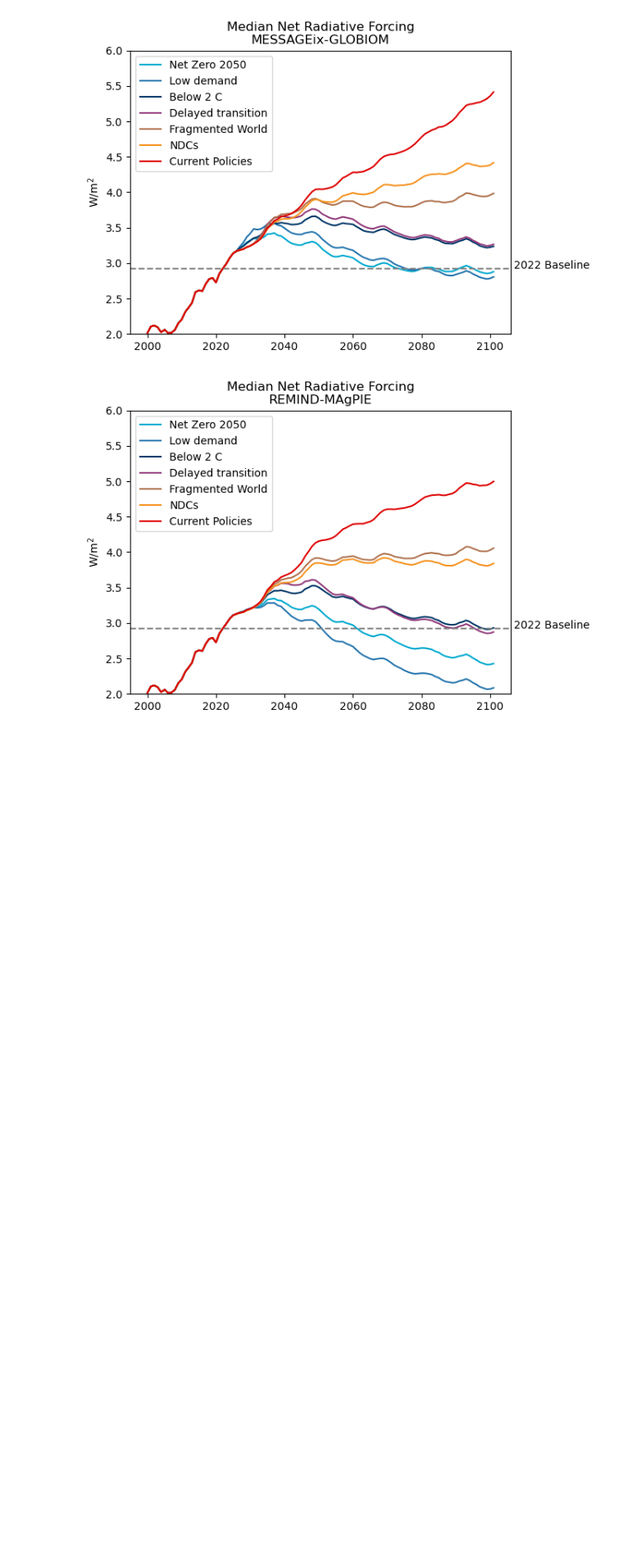
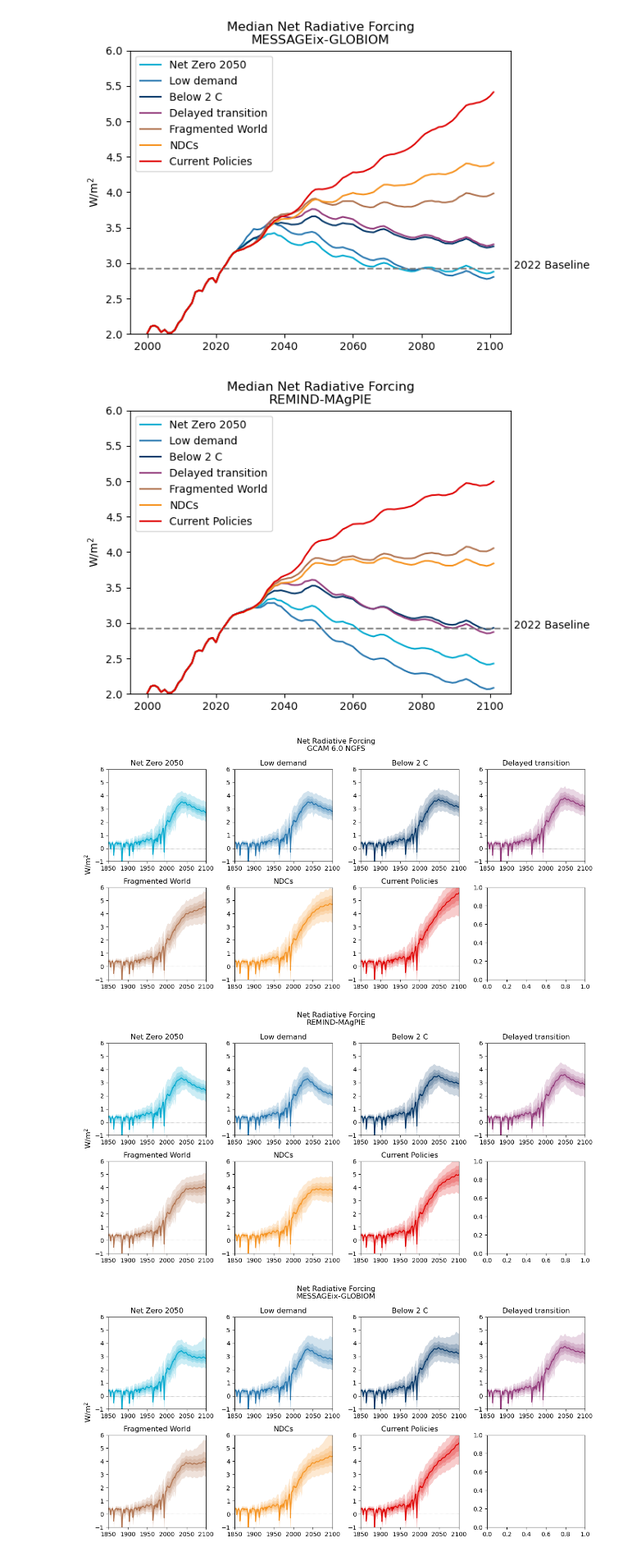
Before and after one commit to ericasimon16/woodwell_internship, a Jupyter notebook: visualize_ensemble.ipynb, the cells around one changed output. Shown at 82% size. Cells and saved outputs as stored; diff of their text form; code cells hidden in the pictures; blank space fills up the shorter version.

```diff
--- a/visualize_ensemble.ipynb
+++ b/visualize_ensemble.ipynb
@@ -60,9 +65,9 @@ REM_forc.attrs['model'] = 'REMIND-MAgPIE'
 # %% [markdown]
 ## Median
 # %%
-def calc_anomaly(xr, scen):
-    return xr.temperature.loc[dict(scenario=scen, layer=0)]- np.average(
-                        xr.temperature.loc[
+def calc_anomaly(ds, scen):
+    return ds.temperature.loc[dict(scenario=scen, layer=0)]- np.average(
+                        ds.temperature.loc[
                             dict(scenario=scen, timebounds=np.arange(1850, 1902), layer=0)
                         ],
                         weights=weights_51yr,
@@ -349,24 +332,69 @@ for xr in [GCAM_temp, REM_temp, MSG_temp]:
 # %% [markdown]
 # Forcing
 # %%
-for xr in [GCAM_forc, MSG_forc, REM_forc]:
+for ds in [GCAM_forc_sum, MSG_forc_sum, REM_forc_sum]:
     for i, scenario in enumerate(scenario_order):
-        plt.plot(xr.timebounds[250:],
-                 np.median(xr.forcing.loc[dict(scenario=scenario)], axis=1)[250:],
+        plt.plot(ds.timebounds[250:],
+                 np.median(ds.forcing.loc[dict(scenario=scenario)], axis=1)[250:],
                  label=scenario, color=NGFS_colors[scenario])
 
-    val = np.median(xr.forcing.loc[dict(scenario=scenario)], axis=1)[272]  # median value for 2022
+    val = np.median(ds.forcing.loc[dict(scenario=scenario)], axis=1)[272]  # median value for 2022
     plt.axhline(val, color='grey', linestyle='--')
     plt.text(2107, val, '2022 Baseline')
 
     plt.ylim(2,6)
     plt.legend()
     plt.ylabel('W/m$^2$')
-    plt.title('Median Net Radiative Forcing\n' + xr.model)
+    plt.title('Median Net Radiative Forcing\n' + ds.model)
 
-    plt.savefig('plots/' + models[xr.model] + '/median_net_forcing.png', bbox_inches='tight')
+    plt.savefig('plots/' + models[ds.model] + '/median_forcing.png', bbox_inches='tight')
     plt.show()
 # %% [output]
 [figure]
 [figure]
 [figure]
+# %%
+for ds in [GCAM_forc_sum, REM_forc_sum, MSG_forc_sum]:
+    fig, ax = plt.subplots(2, 4, figsize=(12, 6))
+
+    for i, scenario in enumerate(scenario_order):
+        for pp in ((0, 100), (5, 95), (16, 84)):
+            ax[i // 4, i % 4].fill_between(
+                ds.timebounds,
+                np.percentile(
+                    ds.forcing.loc[dict(scenario=scenario)],
+                    pp[0],
+                    axis=1,
+                ),
+                np.percentile(
+                    ds.forcing.loc[dict(scenario=scenario)],
+                    pp[1],
+                    axis=1,
+                ),
+                color=NGFS_colors[scenario],
+                alpha=0.2,
+                lw=0
+            )
+
+        ax[i // 4, i % 4].plot(
+            ds.timebounds,
+            np.median(
+                ds.forcing.loc[dict(scenario=scenario)],
+                axis=1,
+            ),
+            color=NGFS_colors[scenario],
+        )
+        ax[i // 4, i % 4].set_xlim(1850, 2100)
+        ax[i // 4, i % 4].set_ylim(-1, 6)
+        ax[i // 4, i % 4].axhline(0, color="k", ls=":", lw=0.5)
+        ax[i // 4, i % 4].set_title(scenario)
+
+    plt.suptitle('Net Radiative Forcing\n' + ds.model)
+    fig.supylabel('W/m$^2$')
+    fig.tight_layout()
+
+    plt.savefig('plots/' + models[ds.model] + '/prob_forcing_timeseries.png')
+# %% [output]
+[figure, added]
+[figure, added]
+[figure, added]
```
Also changed, not shown: parts of 10 cells of this notebook, 9 other files.
